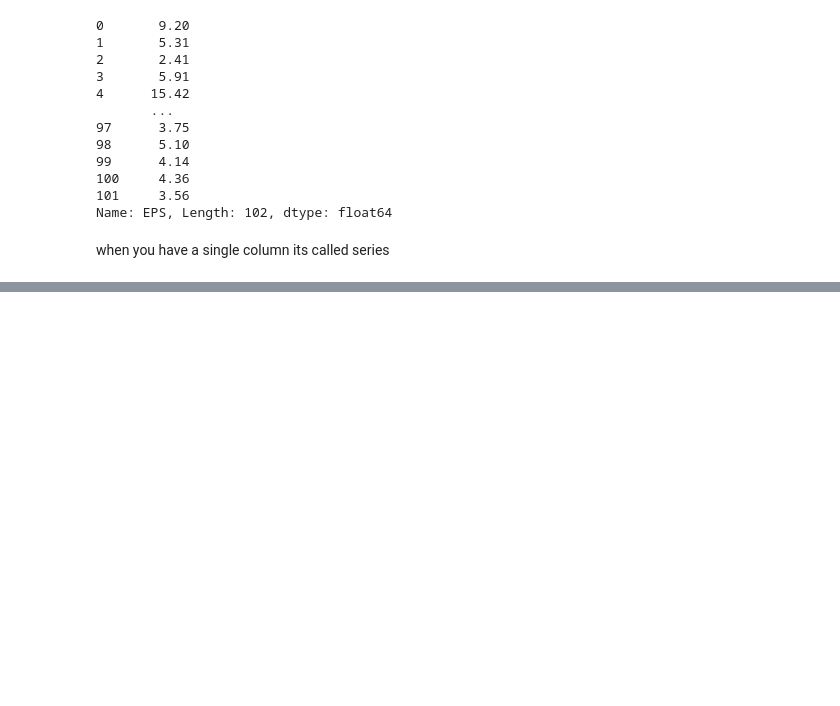
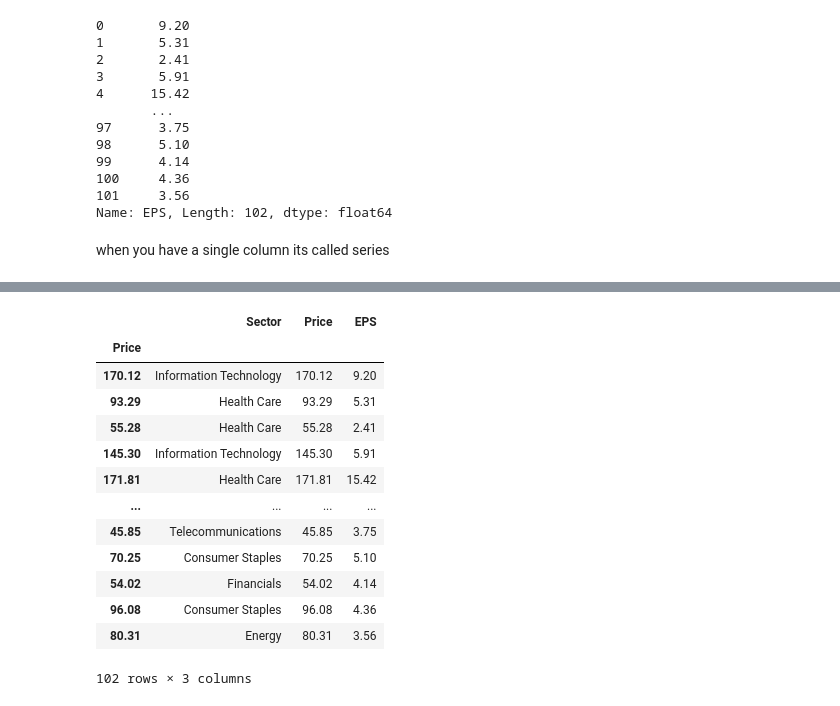
Before and after one commit to sunilsala88/batch-30-hindi, a Jupyter notebook: 9_data_analysis/pandas1.ipynb, the cells around one changed output, grey strips where cells are left out. Saved outputs shown, nothing was run; the diff lists cells and outputs as text; code cells hidden in the pictures; blank space fills up the shorter version.

```diff
--- a/9_data_analysis/pandas1.ipynb
+++ b/9_data_analysis/pandas1.ipynb
@@ -313,0 +352,18 @@ when you have a single column its called series
+# %%
+df11=df11.set_index('Price')
+df11
+# %% [output]
+|  | Sector | Price | EPS |
+| Price |  |  |  |
+| 170.12 | Information Technology | 170.12 | 9.20 |
+| 93.29 | Health Care | 93.29 | 5.31 |
+| 55.28 | Health Care | 55.28 | 2.41 |
+| 145.30 | Information Technology | 145.30 | 5.91 |
+| 171.81 | Health Care | 171.81 | 15.42 |
+| ... | ... | ... | ... |
+| 45.85 | Telecommunications | 45.85 | 3.75 |
+| 70.25 | Consumer Staples | 70.25 | 5.10 |
+| 54.02 | Financials | 54.02 | 4.14 |
+| 96.08 | Consumer Staples | 96.08 | 4.36 |
+| 80.31 | Energy | 80.31 | 3.56 |
+102 rows × 3 columns
```
Also changed, not shown: parts of 8 cells of this notebook.
